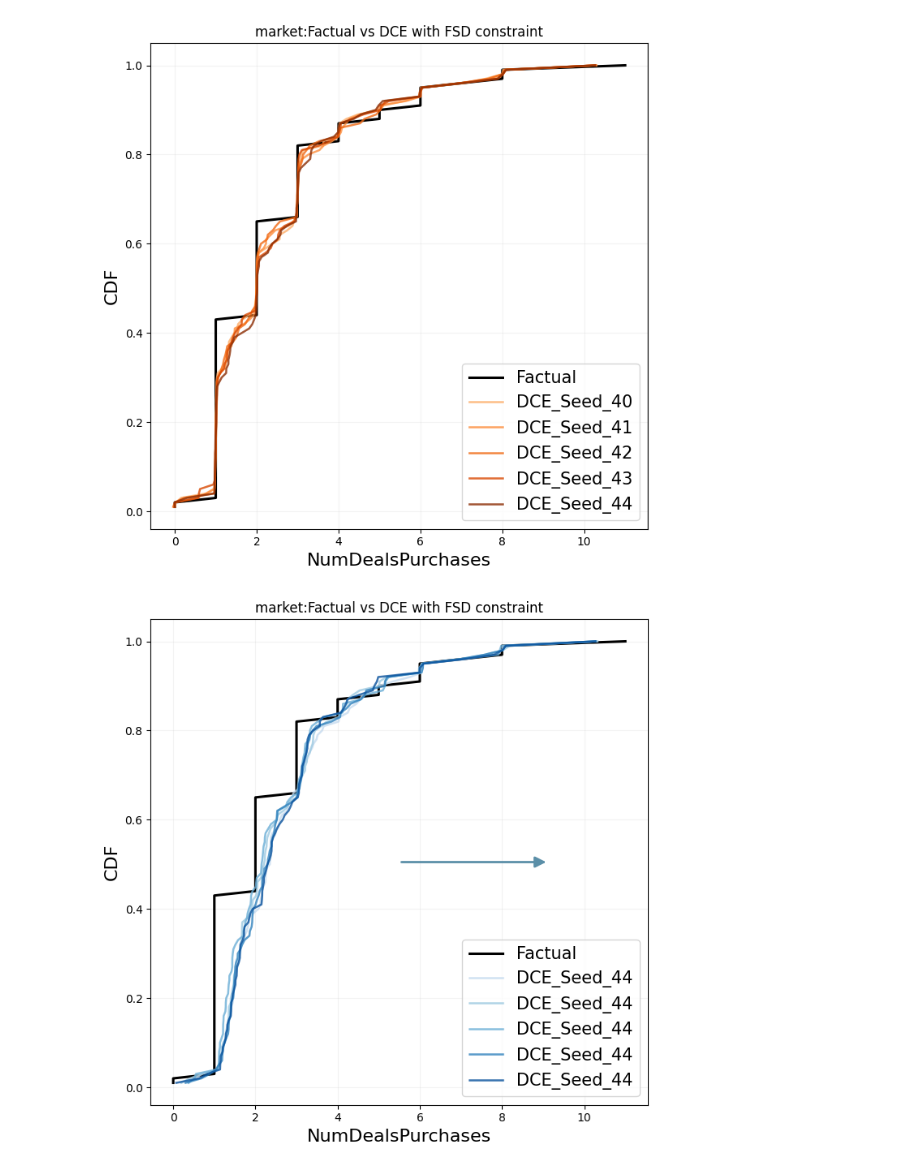
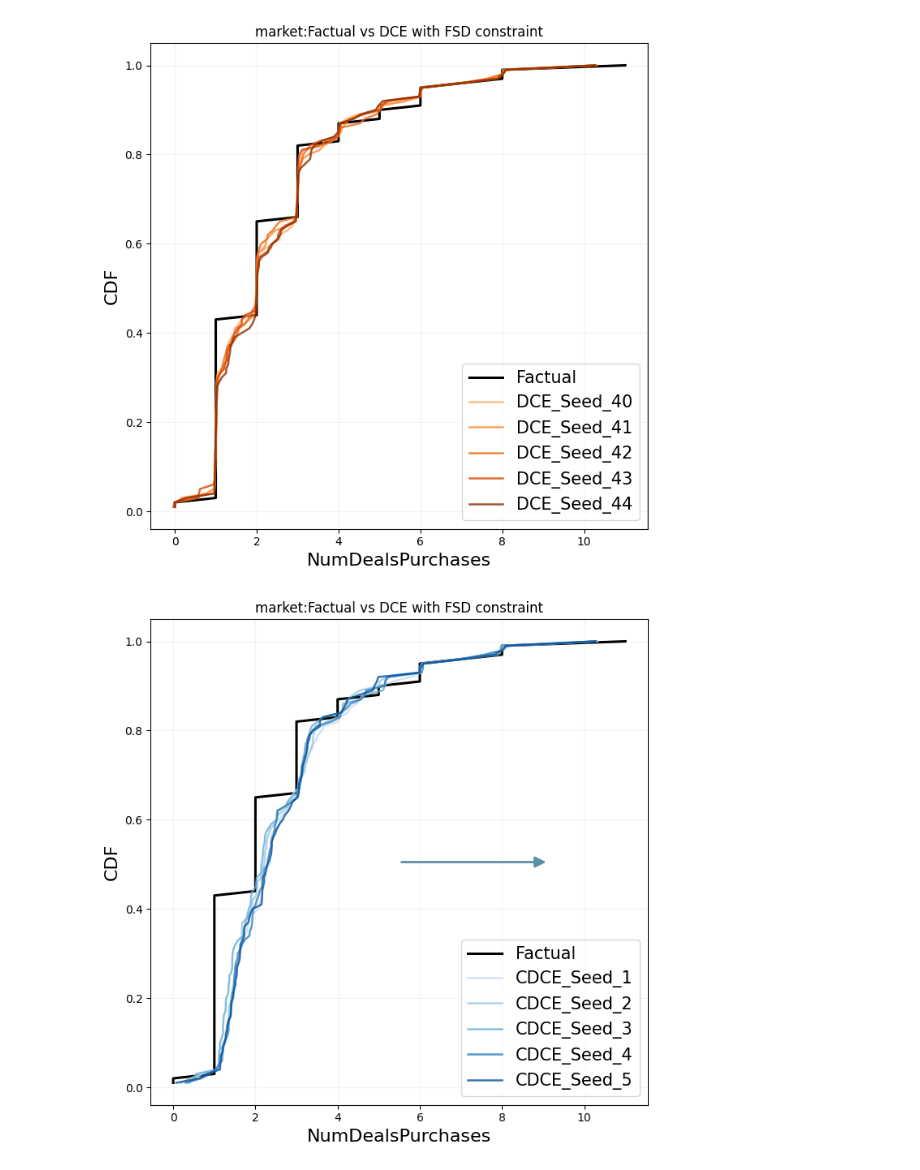
Before and after one commit to understanding-ml/Constrained-DCE, a Jupyter notebook: market_analysis.ipynb, the cells around one changed output. Cells and saved outputs as stored; diff of their text form; code cells hidden in the pictures.

```diff
--- a/market_analysis.ipynb
+++ b/market_analysis.ipynb
@@ -1303,33 +1303,33 @@ for i, sheet_name in enumerate(target_sheets):
         color=blue_colors[i],
         linewidth=1.8,
         alpha=0.8,
-        label=seed_label
+        label=f"CDCE_Seed_{i + 1}"
     )
 
 ax = plt.gca()
 
 ax.annotate(
     '',
     xy=(0.8, 0.5),
     xytext=(0.5, 0.5),
     xycoords='axes fraction',
     textcoords='axes fraction',
     arrowprops=dict(
         arrowstyle='-|>',
         linewidth=6,
         mutation_scale=20,
         color="#5B8FA8",
         lw=2
     )
 )
 
 
 plt.xlabel("NumDealsPurchases", fontsize=16)
 plt.ylabel("CDF", fontsize=16)
 plt.title(f"{dataset_name}:Factual vs DCE with FSD constraint")
 plt.grid(alpha=0.15)
 plt.legend(frameon=True,loc="lower right", fontsize=15)
 plt.tight_layout()
 plt.show()
 # %% [output]
-[figure, old version]
+[figure, new version]
```
Also changed, not shown: 3 other files.
